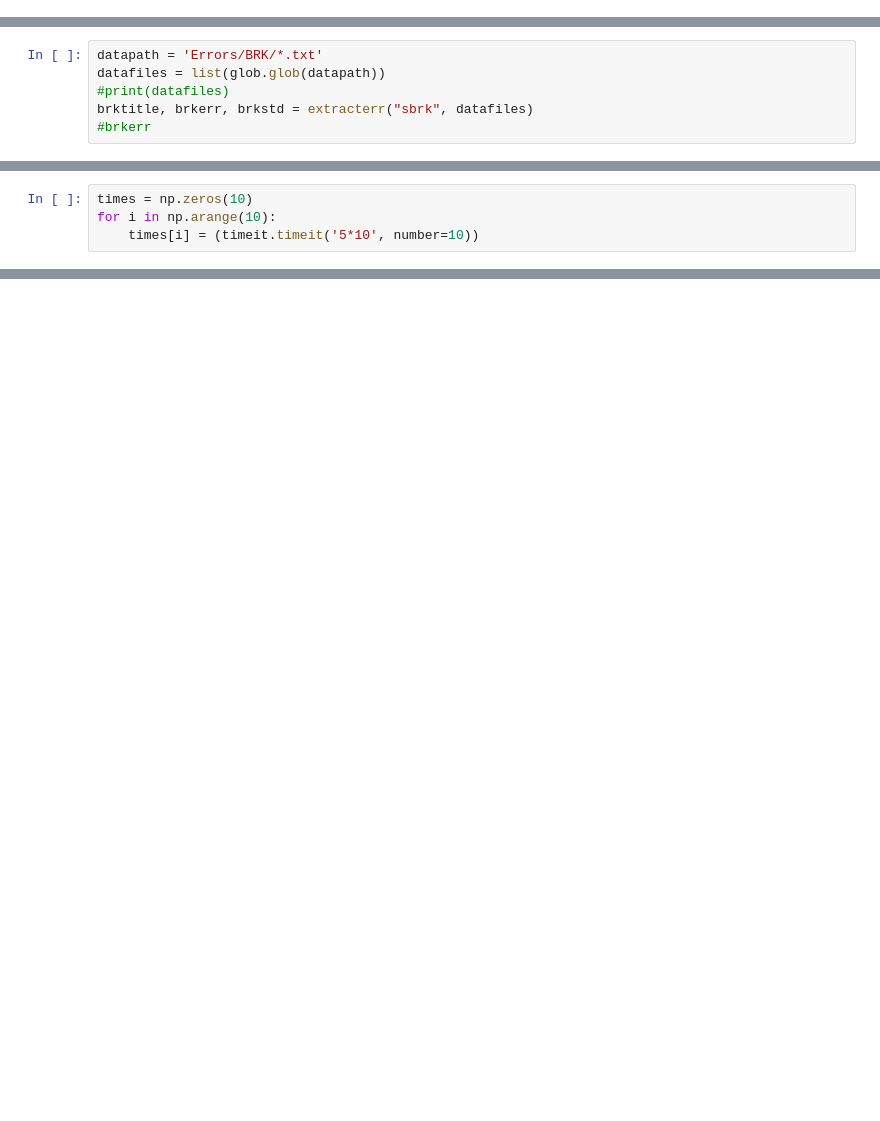
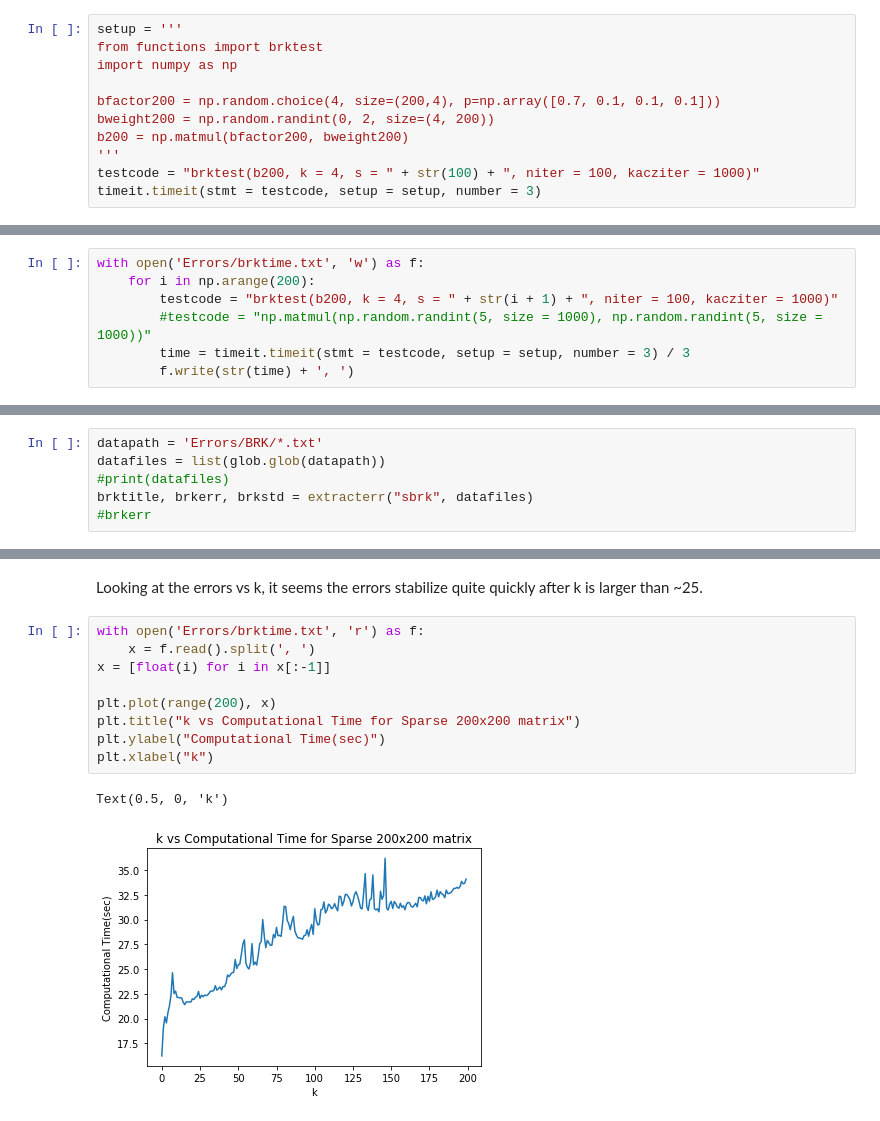
Before and after one commit to chauedwin/mf-algorithms, a Jupyter notebook: algtests.ipynb, the cells around one changed output, grey strips where cells are left out. Cells and saved outputs as stored; diff of their text form; blank space fills up the shorter version.

```diff
--- a/algtests.ipynb
+++ b/algtests.ipynb
@@ -548,0 +542,11 @@ Wall time: 9min 52s
+# %%
+setup = '''
+from functions import brktest
+import numpy as np
+
+bfactor200 = np.random.choice(4, size=(200,4), p=np.array([0.7, 0.1, 0.1, 0.1]))
+bweight200 = np.random.randint(0, 2, size=(4, 200))
+b200 = np.matmul(bfactor200, bweight200)
+'''
+testcode = "brktest(b200, k = 4, s = " + str(100) + ", niter = 100, kacziter = 1000)"
+timeit.timeit(stmt = testcode, setup = setup, number = 3)
@@ -549 +555,8 @@ Wall time: 9min 52s
+# %%
+with open('Errors/brktime.txt', 'w') as f:
+    for i in np.arange(200):
+        testcode = "brktest(b200, k = 4, s = " + str(i + 1) + ", niter = 100, kacziter = 1000)"
+        #testcode = "np.matmul(np.random.randint(5, size = 1000), np.random.randint(5, size = 1000))"
+        time = timeit.timeit(stmt = testcode, setup = setup, number = 3) / 3
+        f.write(str(time) + ', ')
 # %% [markdown]
@@ -570,4 +594,0 @@ plt.ylim([0, 3])
-# %%
-times = np.zeros(10)
-for i in np.arange(10):
-    times[i] = (timeit.timeit('5*10', number=10))
@@ -579,0 +595,14 @@ array([5.00003807e-07, 4.00003046e-07, 3.00002284e-07, 3.00002284e-07,
+# %% [markdown]
+Looking at the errors vs k, it seems the errors stabilize quite quickly after k is larger than ~25.
+# %%
+with open('Errors/brktime.txt', 'r') as f:
+    x = f.read().split(', ')
+x = [float(i) for i in x[:-1]]
+
+plt.plot(range(200), x)
+plt.title("k vs Computational Time for Sparse 200x200 matrix")
+plt.ylabel("Computational Time(sec)")
+plt.xlabel("k")
+# %% [output]
+Text(0.5, 0, 'k')
+[figure, added]
```
Also changed, not shown: parts of 13 cells of this notebook.
